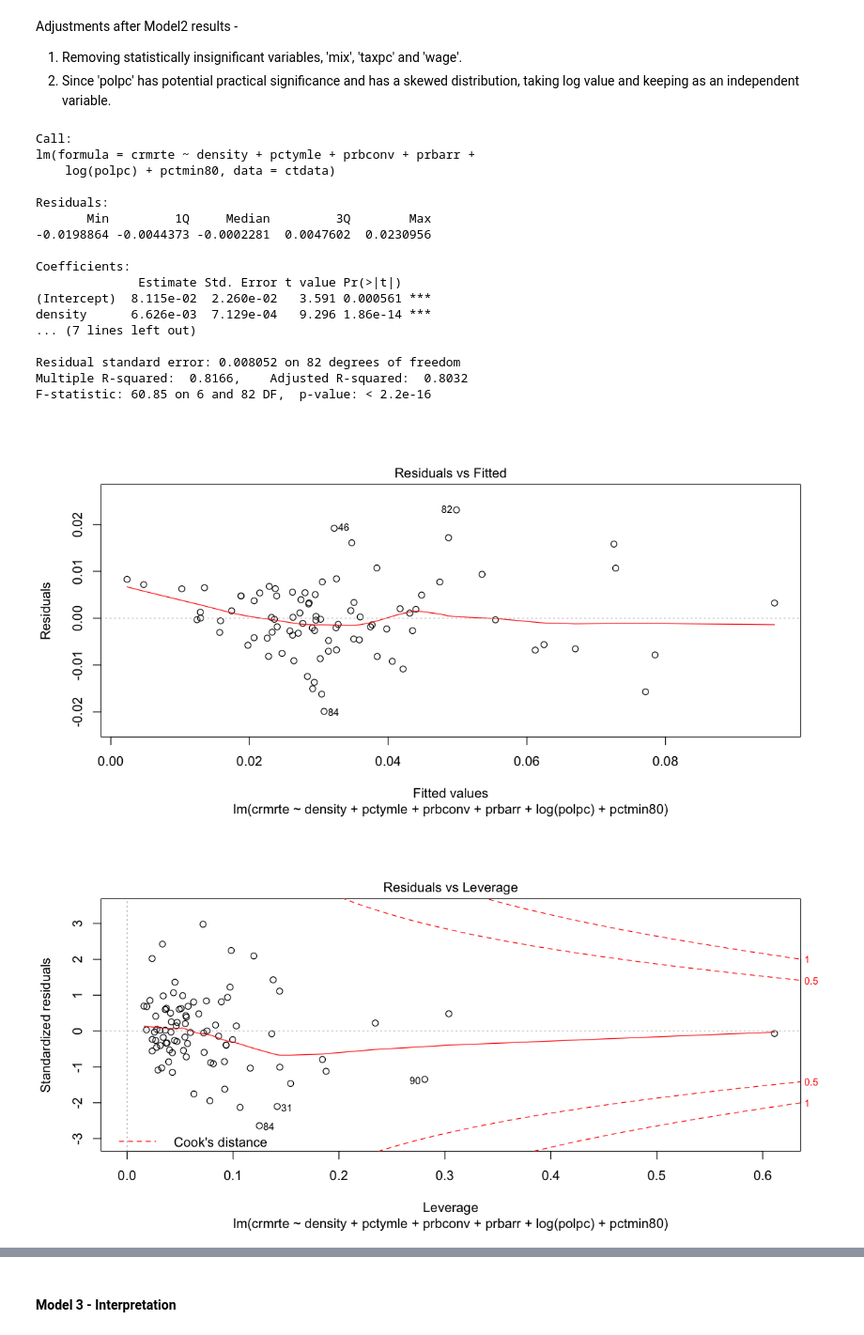
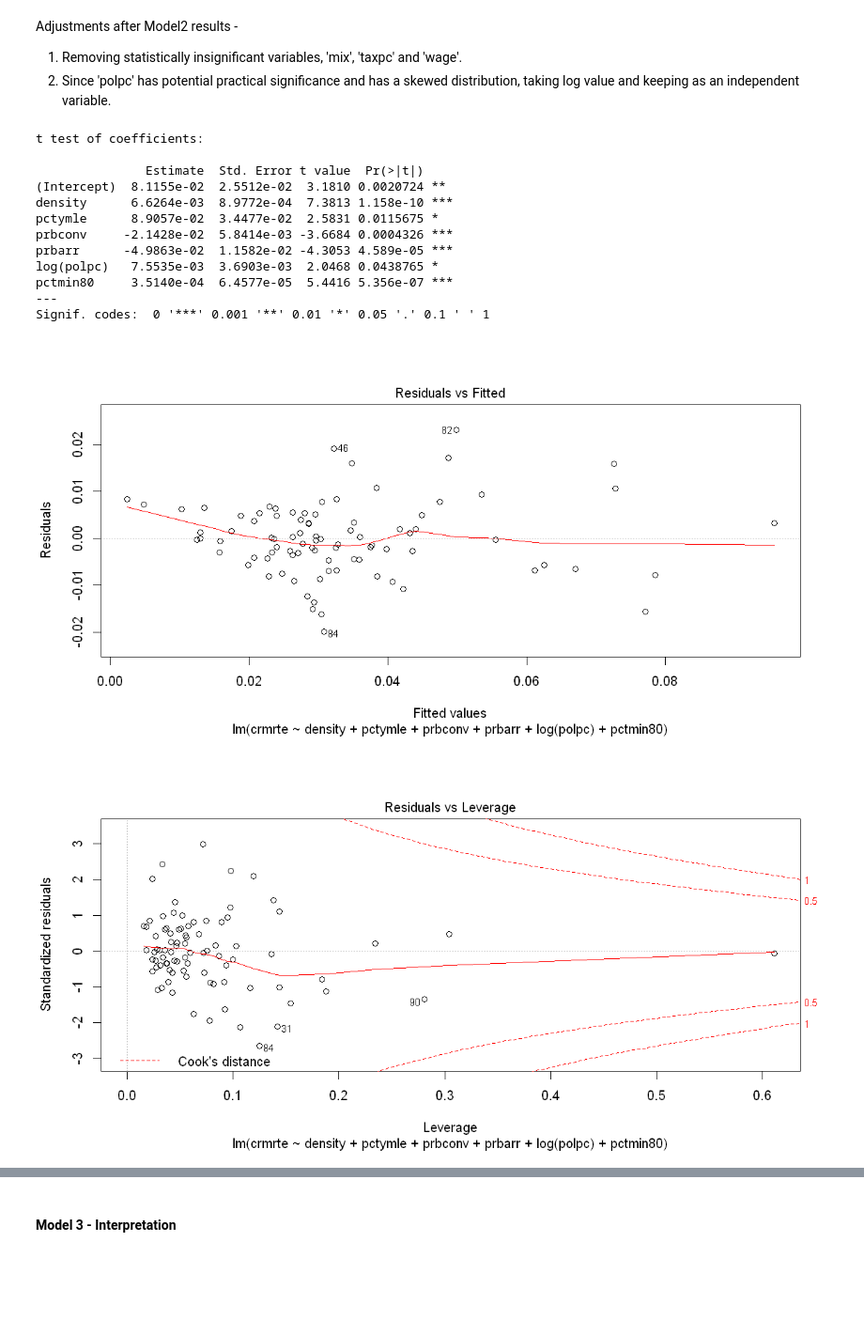
Before and after one commit to rmajumder/stat203-gp3, a Jupyter notebook: majumder_mitchell_singh_lab3Final.ipynb, the cells around one changed output, grey strips where cells are left out. Shown at 94% size. Cells and saved outputs as stored; diff of their text form; code cells hidden in the pictures; blank space fills up the shorter version.

```diff
--- a/majumder_mitchell_singh_lab3Final.ipynb
+++ b/majumder_mitchell_singh_lab3Final.ipynb
@@ -481,27 +368,22 @@ Adjustments after Model2 results -
 # %%
 options(repr.plot.width=10, repr.plot.height=5)
 model3 <- lm(crmrte ~ density + pctymle + prbconv + prbarr + log(polpc) + pctmin80, data = ctdata)
-summary(model3)
+coeftest(model3, vcov = vcovHC)
 plot(model3, which = 1)
 plot(model3, which = 5)
 # %% [output]
-Call:
-lm(formula = crmrte ~ density + pctymle + prbconv + prbarr +
-    log(polpc) + pctmin80, data = ctdata)
+t test of coefficients:
 
-Residuals:
-       Min         1Q     Median         3Q        Max
--0.0198864 -0.0044373 -0.0002281  0.0047602  0.0230956
-
-Coefficients:
-              Estimate Std. Error t value Pr(>|t|)
-(Intercept)  8.115e-02  2.260e-02   3.591 0.000561 ***
-density      6.626e-03  7.129e-04   9.296 1.86e-14 ***
-... (7 lines left out)
-
-Residual standard error: 0.008052 on 82 degrees of freedom
-Multiple R-squared:  0.8166,    Adjusted R-squared:  0.8032
-F-statistic: 60.85 on 6 and 82 DF,  p-value: < 2.2e-16
+               Estimate  Std. Error t value  Pr(>|t|)
+(Intercept)  8.1155e-02  2.5512e-02  3.1810 0.0020724 **
+density      6.6264e-03  8.9772e-04  7.3813 1.158e-10 ***
+pctymle      8.9057e-02  3.4477e-02  2.5831 0.0115675 *
+prbconv     -2.1428e-02  5.8414e-03 -3.6684 0.0004326 ***
+prbarr      -4.9863e-02  1.1582e-02 -4.3053 4.589e-05 ***
+log(polpc)   7.5535e-03  3.6903e-03  2.0468 0.0438765 *
+pctmin80     3.5140e-04  6.4577e-05  5.4416 5.356e-07 ***
+---
+Signif. codes:  0 '***' 0.001 '**' 0.01 '*' 0.05 '.' 0.1 ' ' 1
 [figure]
-[figure, old version]
+[figure, new version]
 # %%
```
Also changed, not shown: parts of 25 cells of this notebook.
